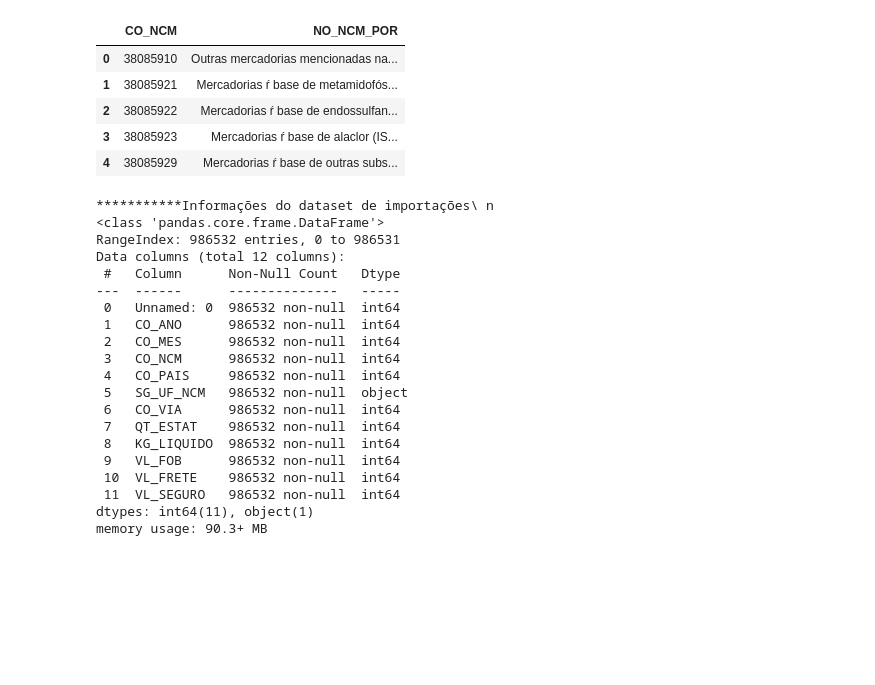
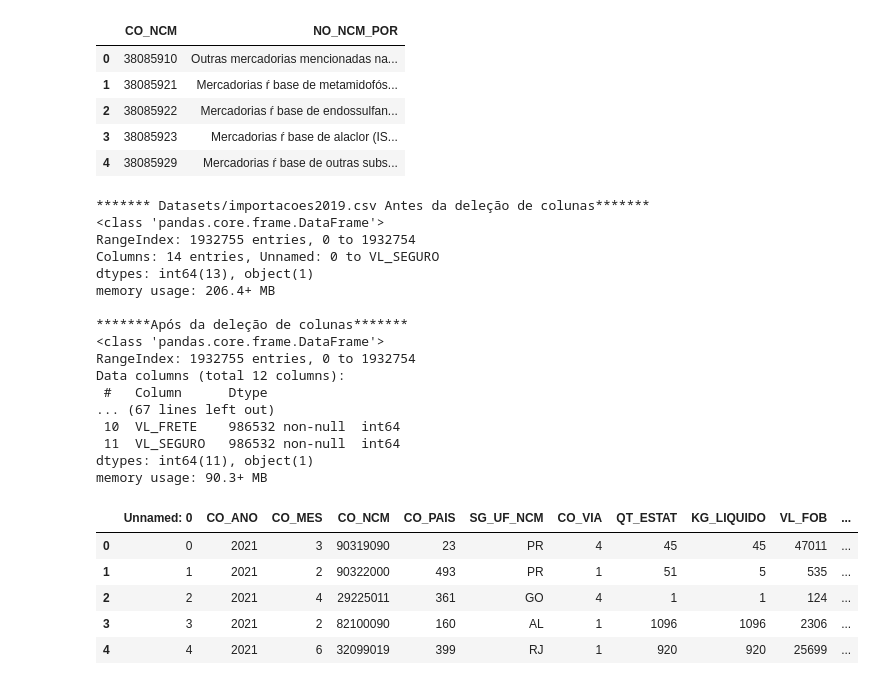
Before and after one commit to jrobertolima/projetoTCC, a Jupyter notebook: ProjetoTCC-Compara.ipynb, the cells around one changed output. Saved outputs shown, nothing was run; the diff lists cells and outputs as text; code cells hidden in the pictures; blank space fills up the shorter version.

Commit message:
Trabalhando nos datasets

```diff
--- a/ProjetoTCC-Compara.ipynb
+++ b/ProjetoTCC-Compara.ipynb
@@ -531,45 +528,53 @@ memory usage: 205.2+ KB
 | 3 | 38085923 | Mercadorias ŕ base de alaclor (IS... |
 | 4 | 38085929 | Mercadorias ŕ base de outras subs... |
 # %%
-
-print("\n***********Informações do dataset de importações\ n")
+#***********Informações do dataset de importações***********
 def del_Cols(arquivo):
 #Como os datasets têm a mesma estrutura, definiu-se esta função para alterá-la.
     dataset = pd.read_csv(arquivo, sep=';', encoding='cp1250')
-    #Deletando as colunas que não interessam para a análise
+#Deletando as colunas que não interessam para a análise
+    print("\n*******",arquivo, 'Antes da deleção de colunas*******')
+    dataset.info(verbose=False)
     dataset.drop(['CO_UNID','CO_URF'], axis=1, inplace=True)
     return dataset
 
 df_imp2019 = del_Cols('Datasets/importacoes2019.csv')
-df_imp2019.head()
+print("\n*******Após da deleção de colunas*******")
+df_imp2019.info()
 
 df_imp2020 = del_Cols('Datasets/importacoes2020.csv')
-df_imp2020.head()
+print("\n*******Após da deleção de colunas*******")
+df_imp2020.info()
 
 df_imp2021 = del_Cols('Datasets/importacoes2021.csv')
-df_imp2021.head()
+print("\n*******Após da deleção de colunas*******")
 df_imp2021.info()
+
+df_imp2021.head() #Uma amostra dos dados do dataset no ano de 2021.
 # %% [output]
-***********Informações do dataset de importações\ n
+******* Datasets/importacoes2019.csv Antes da deleção de colunas*******
 <class 'pandas.core.frame.DataFrame'>
-RangeIndex: 986532 entries, 0 to 986531
+RangeIndex: 1932755 entries, 0 to 1932754
+Columns: 14 entries, Unnamed: 0 to VL_SEGURO
+dtypes: int64(13), object(1)
+memory usage: 206.4+ MB
+
+*******Após da deleção de colunas*******
+<class 'pandas.core.frame.DataFrame'>
+RangeIndex: 1932755 entries, 0 to 1932754
 Data columns (total 12 columns):
- #   Column      Non-Null Count   Dtype
----  ------      --------------   -----
- 0   Unnamed: 0  986532 non-null  int64
- 1   CO_ANO      986532 non-null  int64
- 2   CO_MES      986532 non-null  int64
- 3   CO_NCM      986532 non-null  int64
- 4   CO_PAIS     986532 non-null  int64
- 5   SG_UF_NCM   986532 non-null  object
- 6   CO_VIA      986532 non-null  int64
- 7   QT_ESTAT    986532 non-null  int64
- 8   KG_LIQUIDO  986532 non-null  int64
- 9   VL_FOB      986532 non-null  int64
+ #   Column      Dtype
+... (67 lines left out)
  10  VL_FRETE    986532 non-null  int64
  11  VL_SEGURO   986532 non-null  int64
 dtypes: int64(11), object(1)
 memory usage: 90.3+ MB
+|  | Unnamed: 0 | CO_ANO | CO_MES | CO_NCM | CO_PAIS | SG_UF_NCM | CO_VIA | QT_ESTAT | KG_LIQUIDO | VL_FOB | ... |
+| 0 | 0 | 2021 | 3 | 90319090 | 23 | PR | 4 | 45 | 45 | 47011 | ... |
+| 1 | 1 | 2021 | 2 | 90322000 | 493 | PR | 1 | 51 | 5 | 535 | ... |
+| 2 | 2 | 2021 | 4 | 29225011 | 361 | GO | 4 | 1 | 1 | 124 | ... |
+| 3 | 3 | 2021 | 2 | 82100090 | 160 | AL | 1 | 1096 | 1096 | 2306 | ... |
+| 4 | 4 | 2021 | 6 | 32099019 | 399 | RJ | 1 | 920 | 920 | 25699 | ... |
 # %%
 print("Fala jose")
 # %%
```
Also changed, not shown: parts of 1 cell of this notebook, 3 other files.
